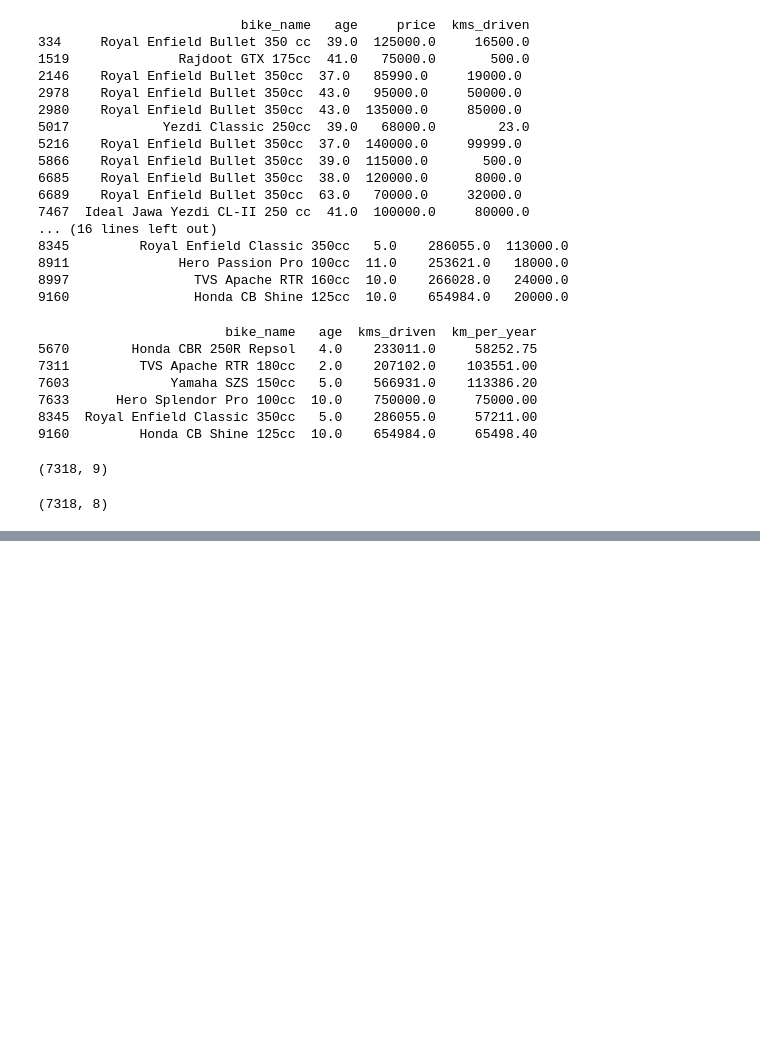
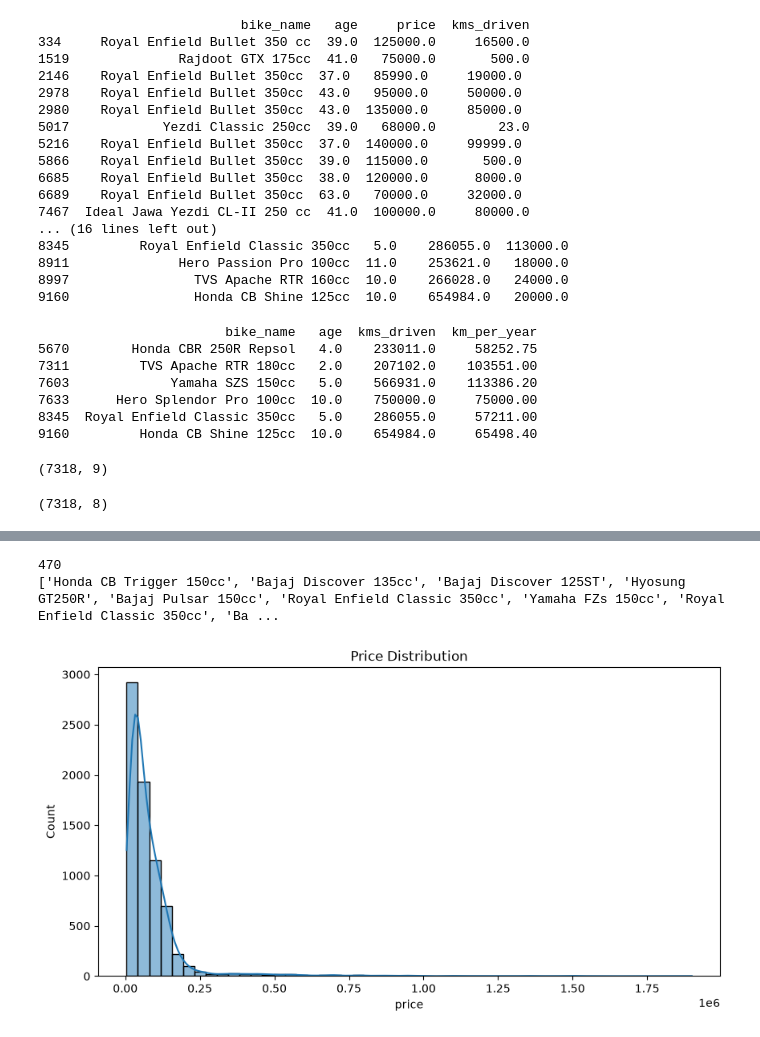
Before and after one commit to aryanagrawal552-coder/bike-price-prediction, a Jupyter notebook: notebooks/01_data_exploration.ipynb, the cells around one changed output, grey strips where cells are left out. Drawn from its saved outputs; the diff is of its cells as text; code cells hidden in the pictures; blank space fills up the shorter version.

Commit message:
EDA: check categorical columns, analyze price distribution, apply log transform

```diff
--- a/notebooks/01_data_exploration.ipynb
+++ b/notebooks/01_data_exploration.ipynb
@@ -96,0 +114,16 @@ df.shape
+# %%
+print(df['bike_name'].nunique())
+print(df['bike_name'].sample(20).tolist())
+# %% [output]
+470
+['Honda CB Trigger 150cc', 'Bajaj Discover 135cc', 'Bajaj Discover 125ST', 'Hyosung GT250R', 'Bajaj Pulsar 150cc', 'Royal Enfield Classic 350cc', 'Yamaha FZs 150cc', 'Royal Enfield Classic 350cc', 'Ba ...
+# %%
+import matplotlib.pyplot as plt
+import seaborn as sns
+
+plt.figure(figsize=(10,5))
+sns.histplot(df['price'], bins=50, kde=True)
+plt.title('Price Distribution')
+plt.show()
+# %% [output]
+[figure, added]
```
Also changed, not shown: parts of 2 cells of this notebook.
